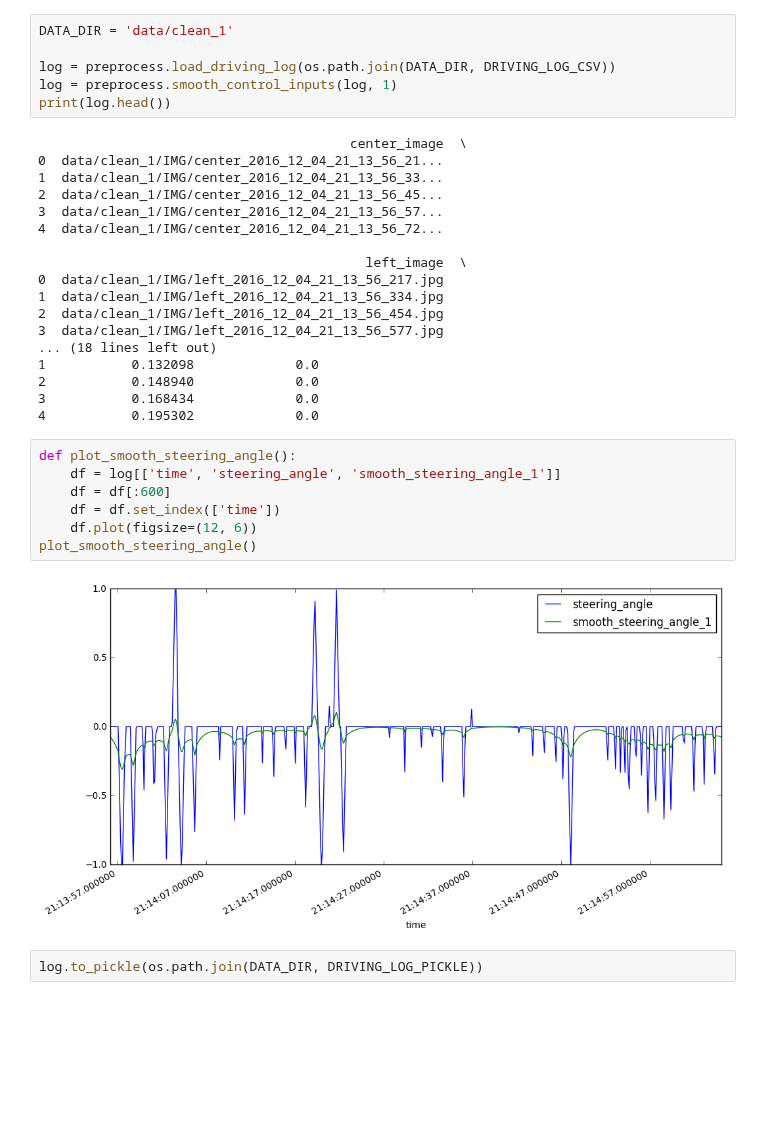
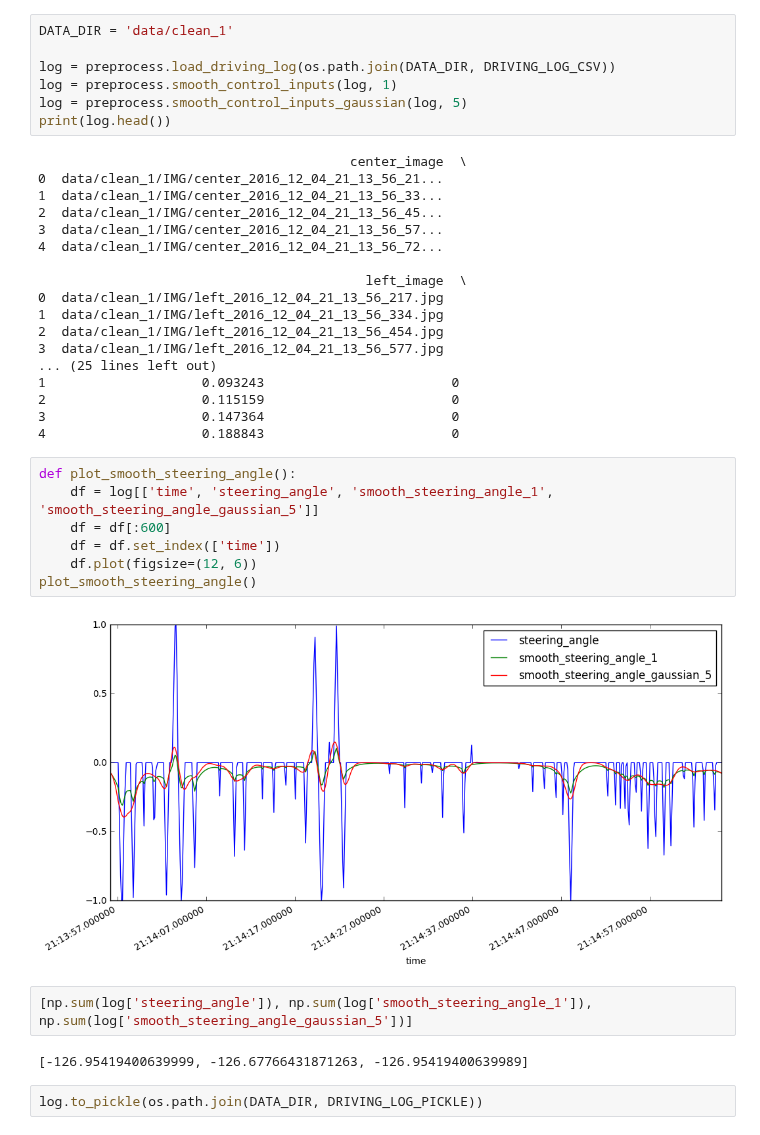
Before and after one commit to jdleesmiller/carnd-cloning, a Jupyter notebook: preprocess.ipynb, the cells around one changed output. Saved outputs shown, nothing was run; the diff lists cells and outputs as text; blank space fills up the shorter version.

Commit message:
Add results for Gaussian control input smoothing

```diff
--- a/preprocess.ipynb
+++ b/preprocess.ipynb
@@ -23,6 +22,7 @@ DATA_DIR = 'data/clean_1'
 
 log = preprocess.load_driving_log(os.path.join(DATA_DIR, DRIVING_LOG_CSV))
 log = preprocess.smooth_control_inputs(log, 1)
+log = preprocess.smooth_control_inputs_gaussian(log, 5)
 print(log.head())
 # %% [output]
                                         center_image  \
@@ -37,20 +37,24 @@ print(log.head())
 1  data/clean_1/IMG/left_2016_12_04_21_13_56_334.jpg
 2  data/clean_1/IMG/left_2016_12_04_21_13_56_454.jpg
 3  data/clean_1/IMG/left_2016_12_04_21_13_56_577.jpg
-... (18 lines left out)
-1           0.132098             0.0
-2           0.148940             0.0
-3           0.168434             0.0
-4           0.195302             0.0
+... (25 lines left out)
+1                    0.093243                        0
+2                    0.115159                        0
+3                    0.147364                        0
+4                    0.188843                        0
 # %%
 def plot_smooth_steering_angle():
-    df = log[['time', 'steering_angle', 'smooth_steering_angle_1']]
+    df = log[['time', 'steering_angle', 'smooth_steering_angle_1', 'smooth_steering_angle_gaussian_5']]
     df = df[:600]
     df = df.set_index(['time'])
     df.plot(figsize=(12, 6))
 plot_smooth_steering_angle()
 # %% [output]
-[figure, old version]
+[figure, new version]
+# %%
+[np.sum(log['steering_angle']), np.sum(log['smooth_steering_angle_1']), np.sum(log['smooth_steering_angle_gaussian_5'])]
+# %% [output]
+[-126.95419400639999, -126.67766431871263, -126.95419400639989]
 # %%
 log.to_pickle(os.path.join(DATA_DIR, DRIVING_LOG_PICKLE))
 # %%
```
Also changed, not shown: parts of 13 cells of this notebook, 2 other files.
